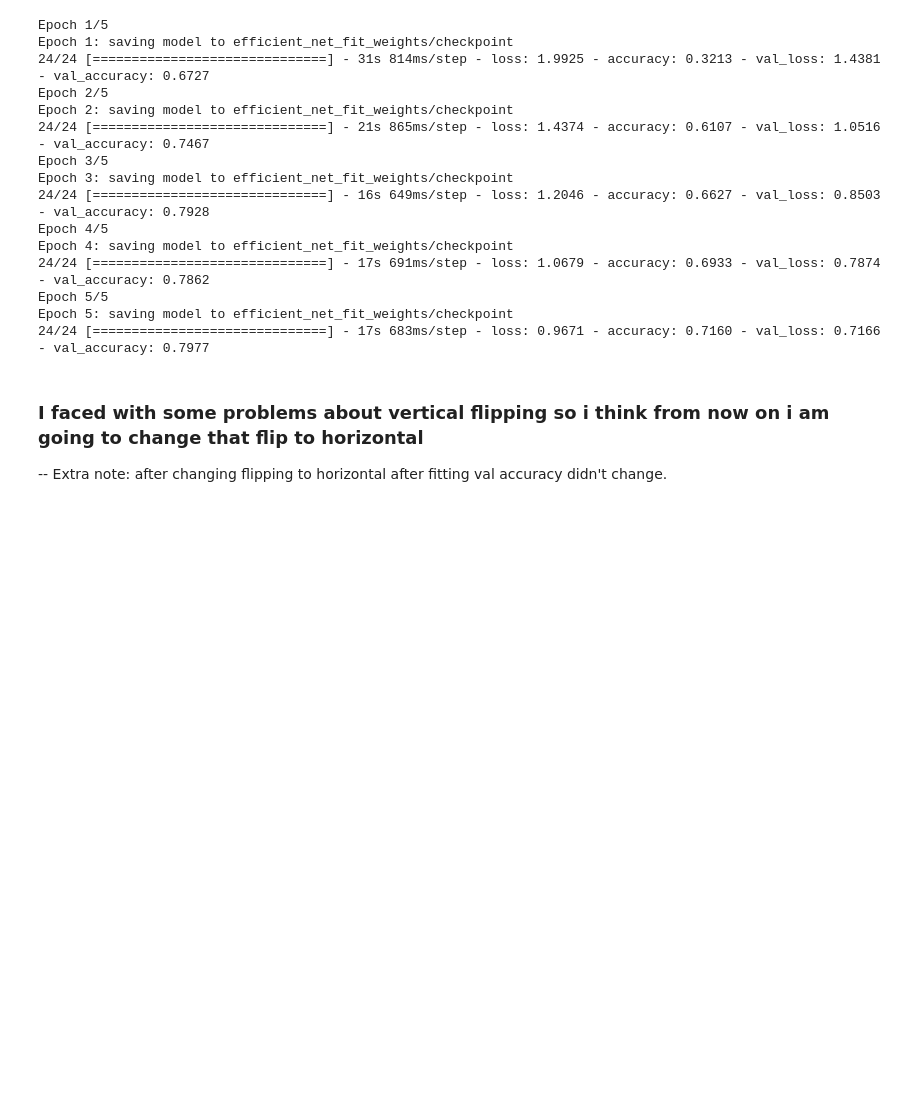
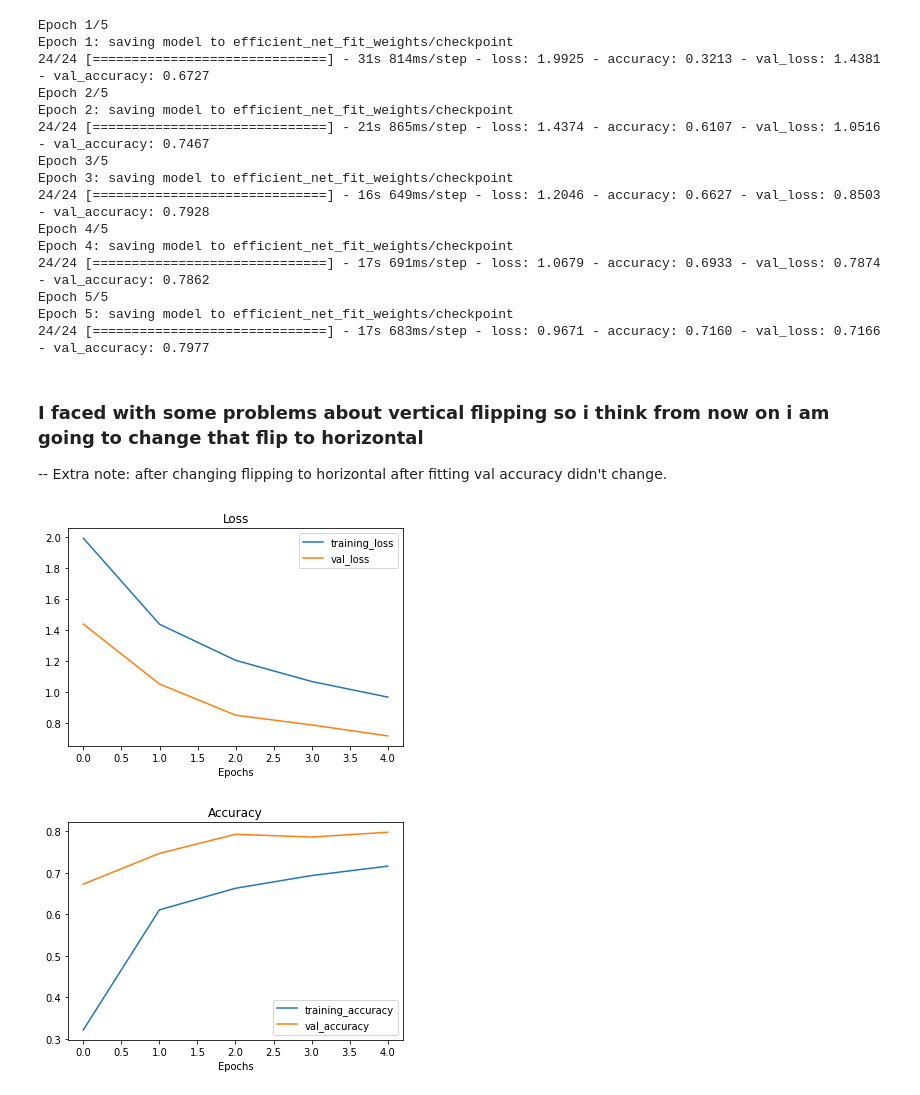
Before and after one commit to imemmul/Food_classification_EfficientNetB4, a Jupyter notebook: food_classification_EfficientNetB4.ipynb, the cells around one changed output. Cells and saved outputs as stored; diff of their text form; code cells hidden in the pictures; blank space fills up the shorter version.

```diff
--- a/food_classification_EfficientNetB4.ipynb
+++ b/food_classification_EfficientNetB4.ipynb
@@ -254,3 +254,8 @@ Epoch 5: saving model to efficient_net_fit_weights/checkpoint
 # %% [markdown]
 ### I faced with some problems about vertical flipping so i think from now on i am going to change that flip to horizontal
 -- Extra note: after changing flipping to horizontal after fitting val accuracy didn't change.
+# %%
+plot_loss_curves(history_2)
+# %% [output]
+[figure, added]
+[figure, added]
```
Also changed, not shown: parts of 14 cells of this notebook.
